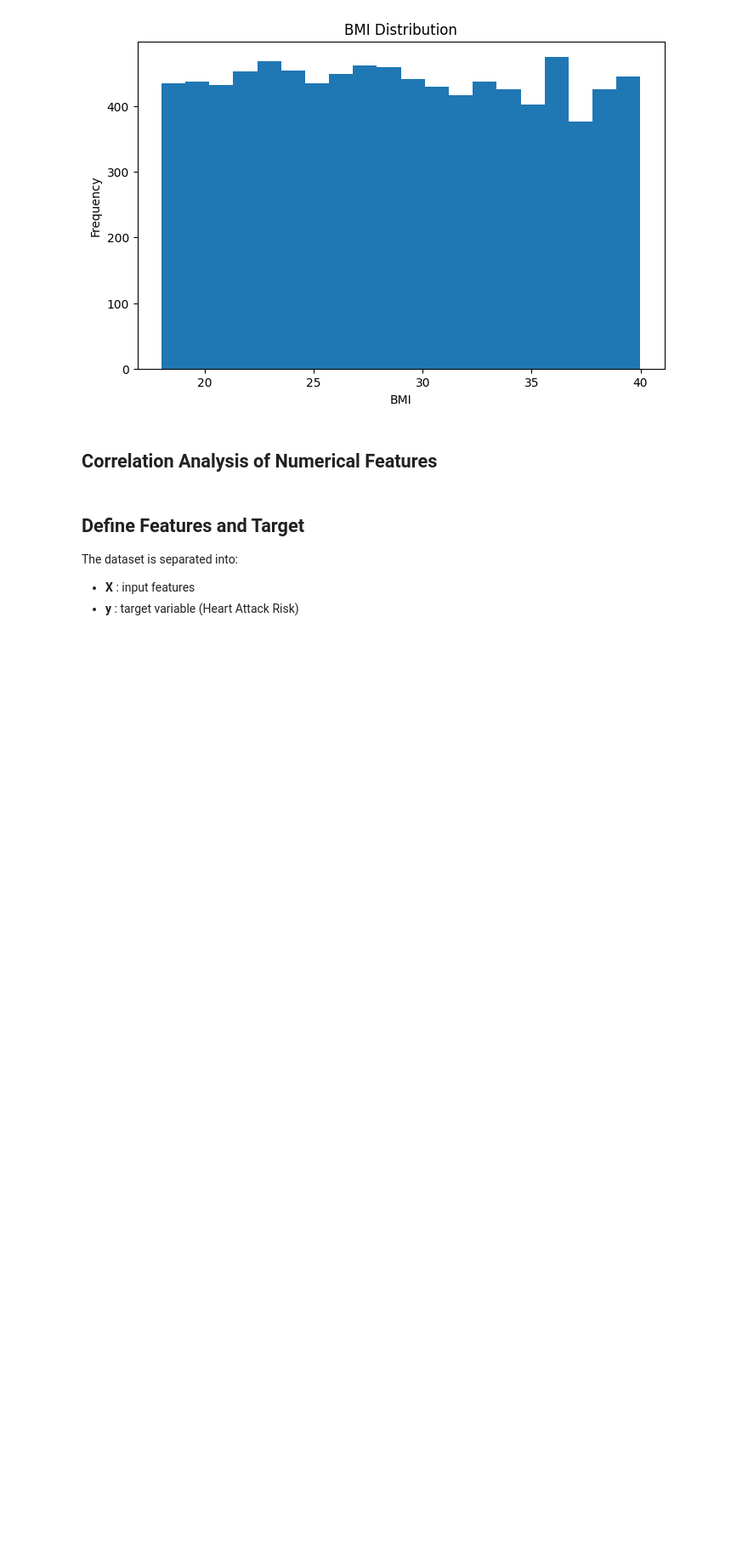
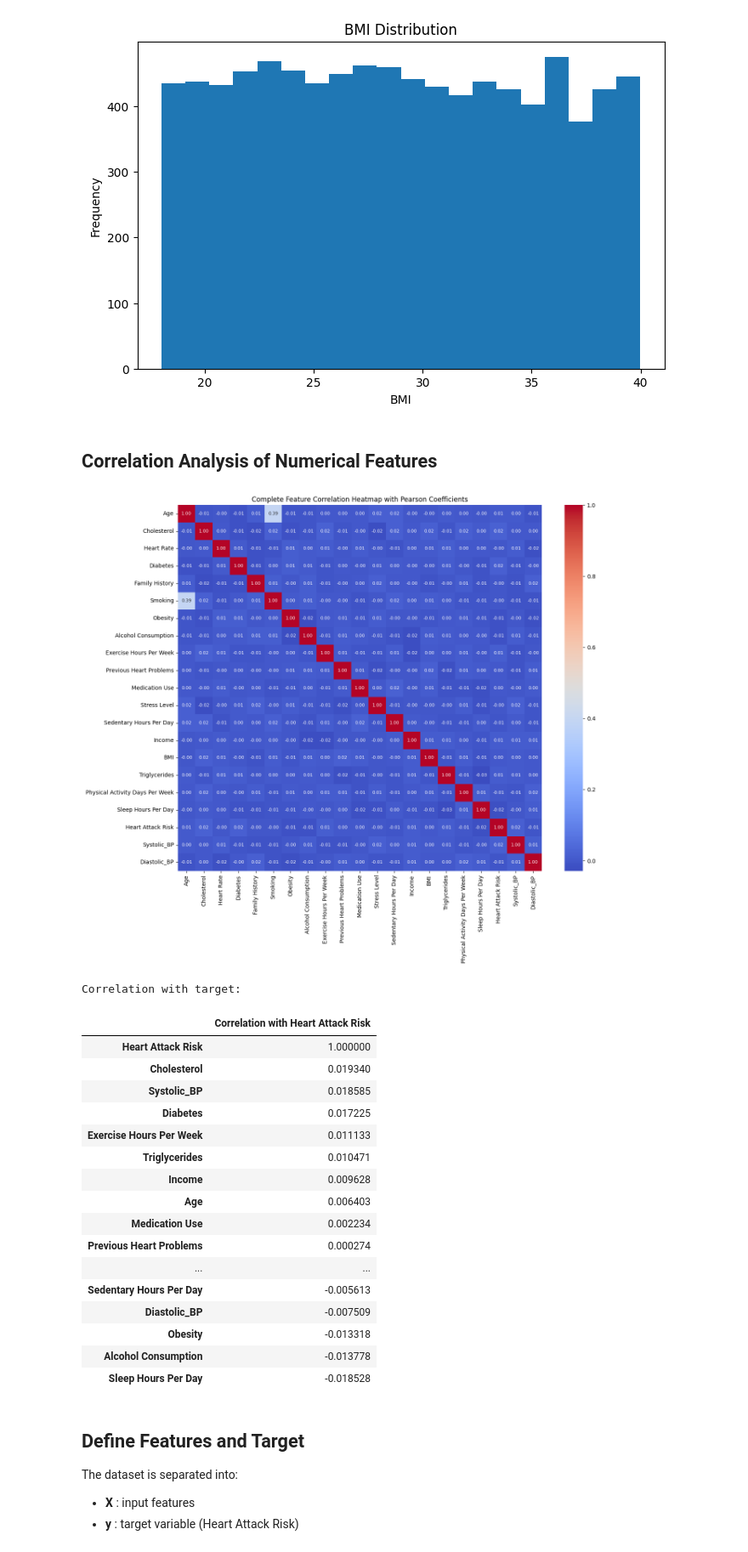
Before and after one commit to nadeemalisyed/heart-disease-prediction-ml, a Jupyter notebook: heartDiseasePredictor_enhanced.ipynb, the cells around one changed output. Shown at 85% size. Saved outputs shown, nothing was run; the diff lists cells and outputs as text; code cells hidden in the pictures; blank space fills up the shorter version.

```diff
--- a/heartDiseasePredictor_enhanced.ipynb
+++ b/heartDiseasePredictor_enhanced.ipynb
@@ -289,23 +322,45 @@ plt.show()
 # %% [markdown]
 ## Correlation Analysis of Numerical Features
 # %%
-numeric_df = df.select_dtypes(include=np.number)
-
+# Create a correlation matrix with explicit numeric annotations
+numeric_df = df.select_dtypes(include=['int64', 'float64', 'float', 'int'])
 corr_matrix = numeric_df.corr()
 
-plt.figure(figsize=(12, 8))
-plt.imshow(corr_matrix, aspect="auto")
-plt.colorbar()
-plt.xticks(range(len(corr_matrix.columns)), corr_matrix.columns, rotation=90)
-plt.yticks(range(len(corr_matrix.columns)), corr_matrix.columns)
-plt.title("Correlation Matrix of Numerical Features")
+# Set up a clean, high-resolution plot
+import seaborn as sns
+plt.figure(figsize=(14, 12))
+
+# annot=True forces Python to write the exact correlation values inside every square
+sns.heatmap(corr_matrix, annot=True, fmt=".2f", cmap='coolwarm', annot_kws={"size": 8})
+plt.title("Complete Feature Correlation Heatmap with Pearson Coefficients")
 plt.tight_layout()
 plt.show()
 
+# Display sorted correlation weights relative to target variable
 if "Heart Attack Risk" in corr_matrix.columns:
     target_corr = corr_matrix["Heart Attack Risk"].sort_values(ascending=False)
     print("Correlation with target:")
     display(target_corr.to_frame(name="Correlation with Heart Attack Risk"))
+# %% [output]
+[figure, added]
+Correlation with target:
+|  | Correlation with Heart Attack Risk |
+| Heart Attack Risk | 1.000000 |
+| Cholesterol | 0.019340 |
+| Systolic_BP | 0.018585 |
+| Diabetes | 0.017225 |
+| Exercise Hours Per Week | 0.011133 |
+| Triglycerides | 0.010471 |
+| Income | 0.009628 |
+| Age | 0.006403 |
+| Medication Use | 0.002234 |
+| Previous Heart Problems | 0.000274 |
+| ... | ... |
+| Sedentary Hours Per Day | -0.005613 |
+| Diastolic_BP | -0.007509 |
+| Obesity | -0.013318 |
+| Alcohol Consumption | -0.013778 |
+| Sleep Hours Per Day | -0.018528 |
 # %% [markdown]
 ## Define Features and Target
 
```
Also changed, not shown: parts of 8 cells of this notebook.
